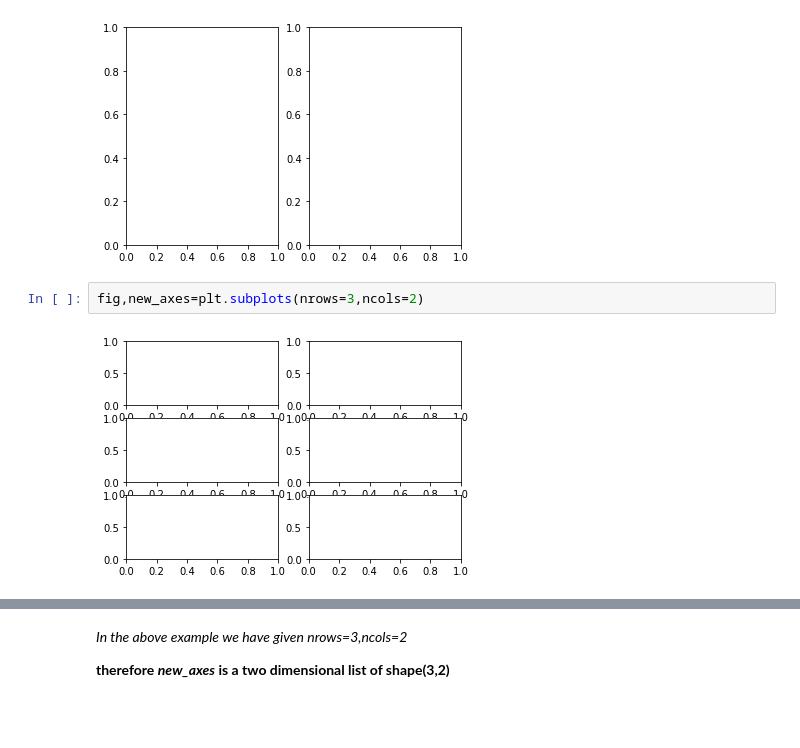
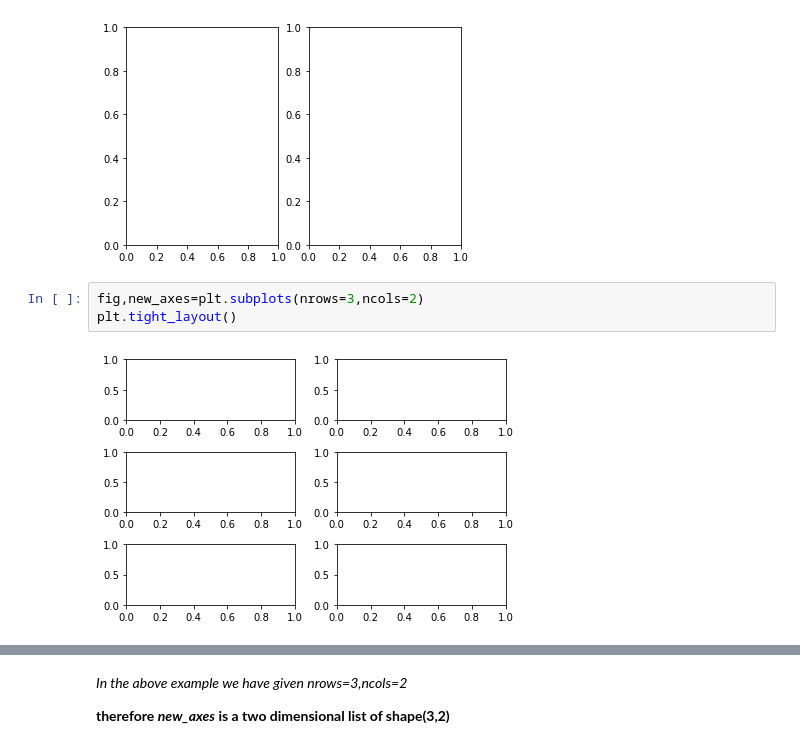
Before and after one commit to pathakch/Data-Science_udemy, a Jupyter notebook: Python_DataScience/Visualization with MatplotLib/Intro,Part-1 & Part-2.ipynb, the cells around one changed output, grey strips where cells are left out. Drawn from its saved outputs; the diff is of its cells as text; blank space fills up the shorter version.

```diff
--- a/Python_DataScience/Visualization with MatplotLib/Intro,Part-1 & Part-2.ipynb
+++ b/Python_DataScience/Visualization with MatplotLib/Intro,Part-1 & Part-2.ipynb
@@ -171,8 +177,9 @@ fig,axes=plt.subplots(nrows=1,ncols=2)
 [figure]
 # %%
 fig,new_axes=plt.subplots(nrows=3,ncols=2)
+plt.tight_layout()
 # %% [output]
-[figure, old version]
+[figure, new version]
 # %%
 new_axes
 # %% [output]
```
Also changed, not shown: parts of 13 cells of this notebook, 21 other files.
